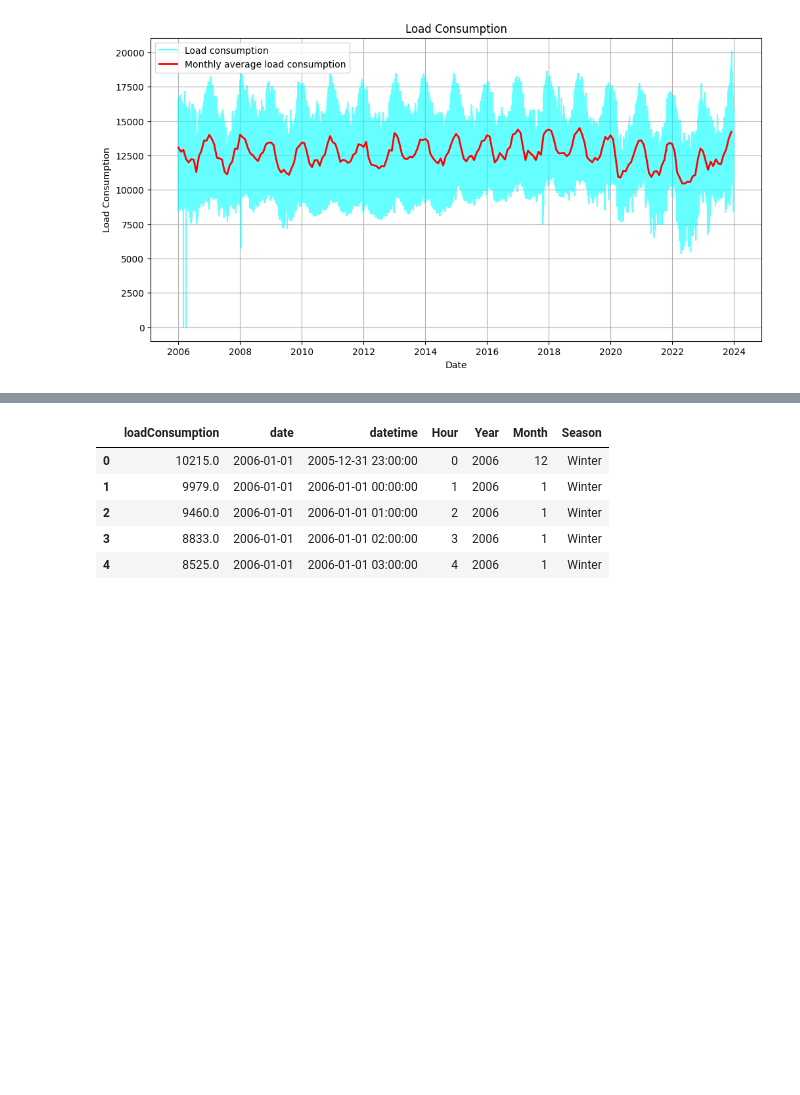
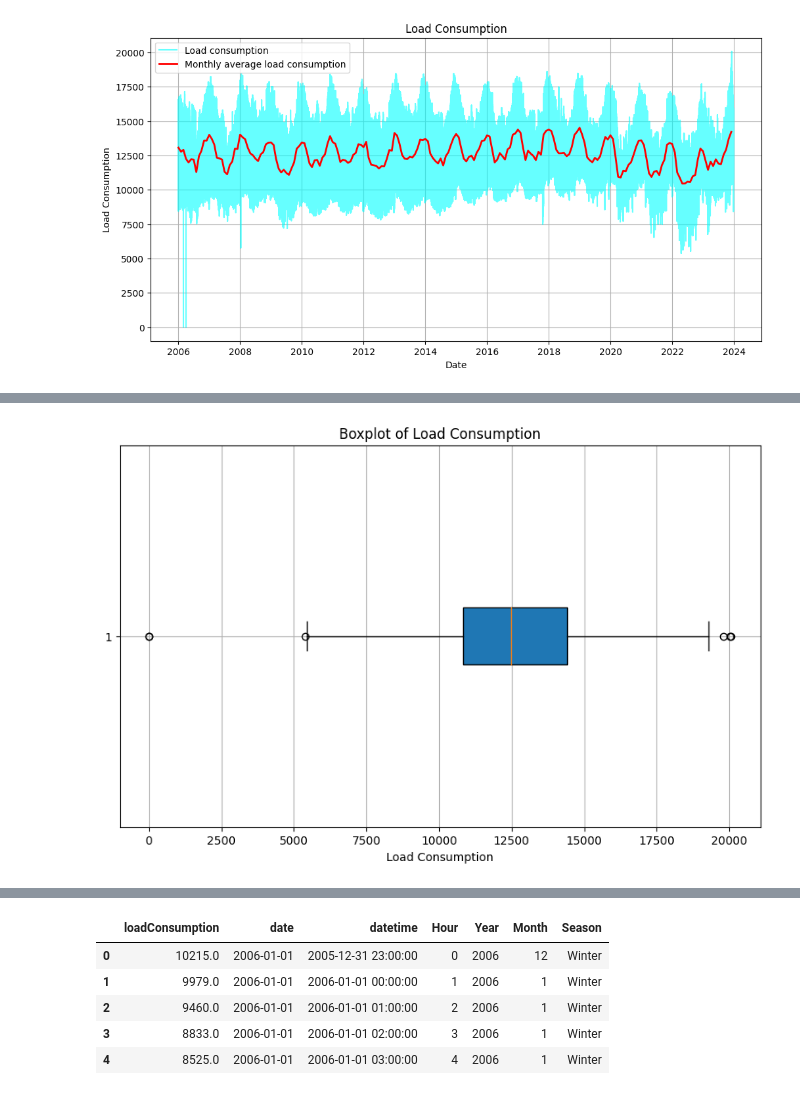
Before and after one commit to Carlos1971Salud/Hybrid-Forecasting-for-Sustainable-Electricity-Demand-in-The-Netherlands-Using-SARIMAX-SARIMAX-LSTM, a Jupyter notebook: data_patterns.ipynb, the cells around one changed output, grey strips where cells are left out. Drawn from its saved outputs; the diff is of its cells as text; code cells hidden in the pictures; blank space fills up the shorter version.

```diff
--- a/data_patterns.ipynb
+++ b/data_patterns.ipynb
@@ -118,3 +187,15 @@ plt.show()
+# %%
+import matplotlib.pyplot as plt
+
+# Check for outliers in the 'loadConsumption' column
+plt.figure(figsize=(10, 6))
+plt.boxplot(data['loadConsumption'], vert=False, patch_artist=True)
+plt.title('Boxplot of Load Consumption')
+plt.xlabel('Load Consumption')
+plt.grid(True)
+plt.show()
+# %% [output]
+[figure, added]
 # %%
 import seaborn as sns
 
```
Also changed, not shown: parts of 39 cells of this notebook.
